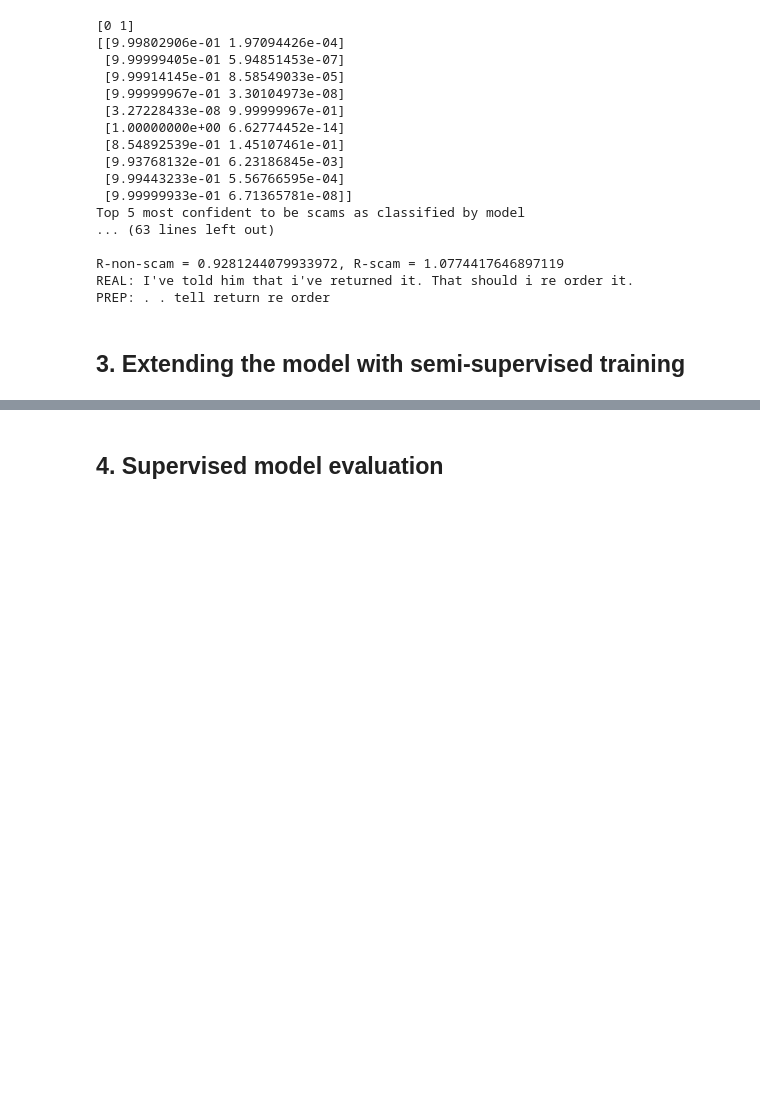
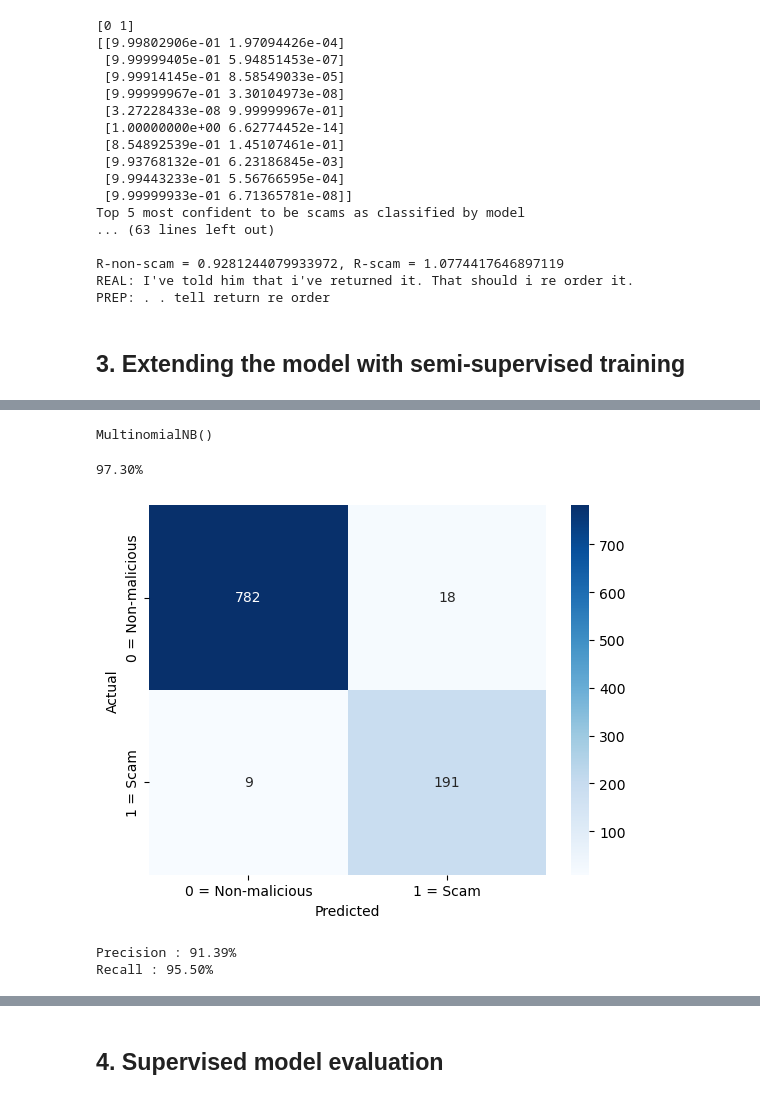
Before and after one commit to DELIRIOUSDONUT/SSIEK_ML_ass_1, a Jupyter notebook: COMP30027_2025_asst1_template.ipynb, the cells around one changed output, grey strips where cells are left out. Saved outputs shown, nothing was run; the diff lists cells and outputs as text; code cells hidden in the pictures; blank space fills up the shorter version.

```diff
--- a/COMP30027_2025_asst1_template.ipynb
+++ b/COMP30027_2025_asst1_template.ipynb
@@ -227,7 +233,7 @@ Number of OOV words skipped is 179
 # Part 2 Q3
 from pprint import pprint
 # First get predicted class probabilities for each instance
-predicted_probs = model.predict_proba(test_data)
+predicted_probs = model.predict_proba(supervised_test)
 print(model.classes_)
 print(predicted_probs[:10])
 
@@ -285,0 +406,40 @@ PREP: . . tell return re order
+# %%
+# Now add to model and test for performance
+concat_df = pd.concat([word_df, highconf_df], ignore_index=True)
+
+# Now train new model based on this
+
+# Get counts for all features except class label
+conc_word_counts = concat_df.drop('ScamClassLabel', axis=1)
+
+conc_scam_label = concat_df['ScamClassLabel']
+
+concat_model = MultinomialNB() # Uses laplace smoothing with alpha = 1 by default
+concat_model.fit(conc_word_counts, conc_scam_label)
+# %% [output]
+MultinomialNB()
+# %%
+# Test performance on supervised dataset
+# Make predictions
+conc_pred = concat_model.predict(supervised_test)
+
+# Calculate and print accuracy
+print(f"{accuracy_score(test_df['class'], conc_pred) * 100:.2f}%")
+# Use sklearn to get confusion matrix values from predictor
+conf_matrix = confusion_matrix(test_df['class'], conc_pred)
+
+# Plot using seaborn
+sns.heatmap(conf_matrix, annot=True, fmt='d', cmap='Blues', xticklabels=['0 = Non-malicious', '1 = Scam'],
+            yticklabels=['0 = Non-malicious', '1 = Scam'])
+plt.xlabel('Predicted')
+plt.ylabel('Actual')
+
+plt.show()
+
+print(f"Precision : {precision_score(test_df['class'], conc_pred) * 100:.2f}%")
+print(f"Recall : {recall_score(test_df['class'], conc_pred) * 100:.2f}%")
+# %% [output]
+97.30%
+[figure, added]
+Precision : 91.39%
+Recall : 95.50%
```
Also changed, not shown: parts of 14 cells of this notebook, 2 other files.
